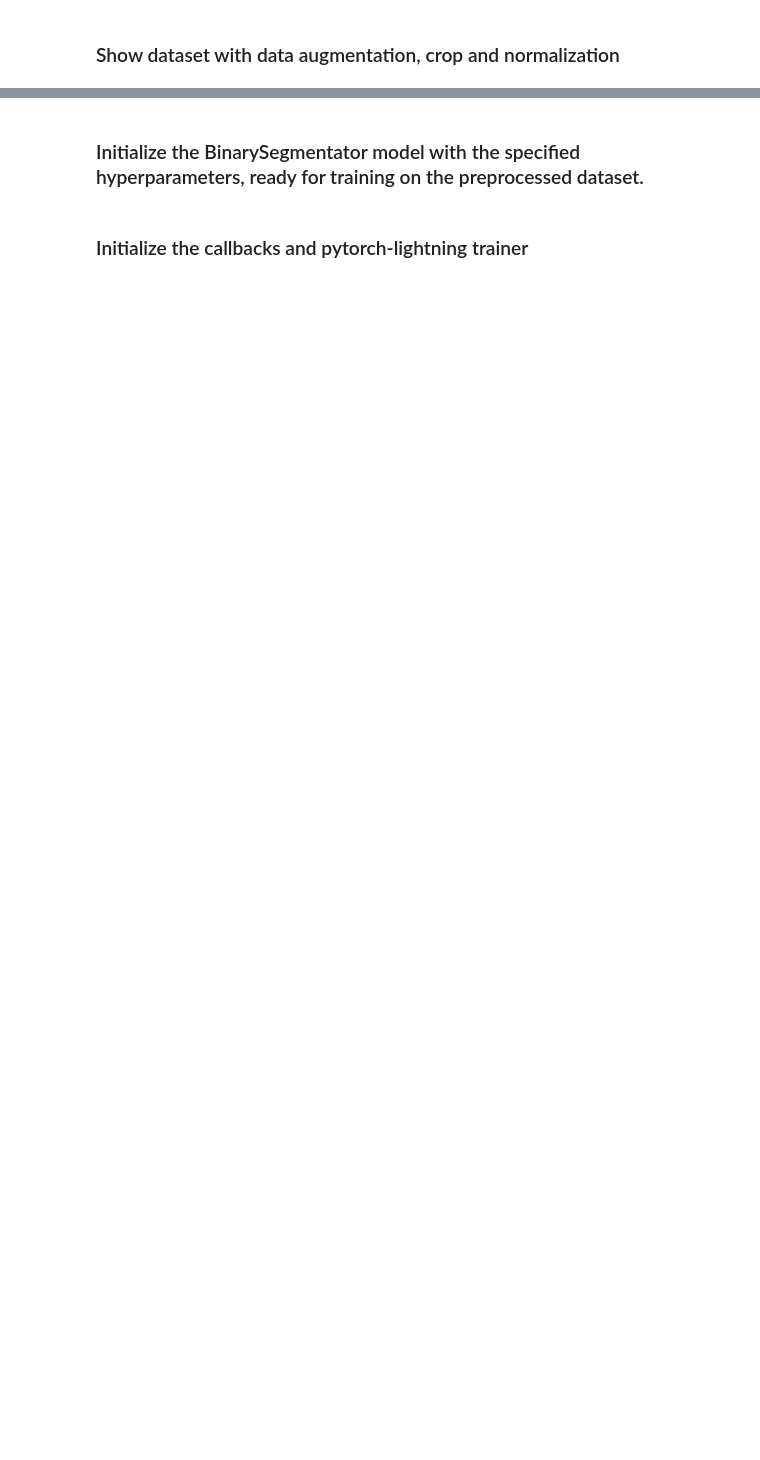
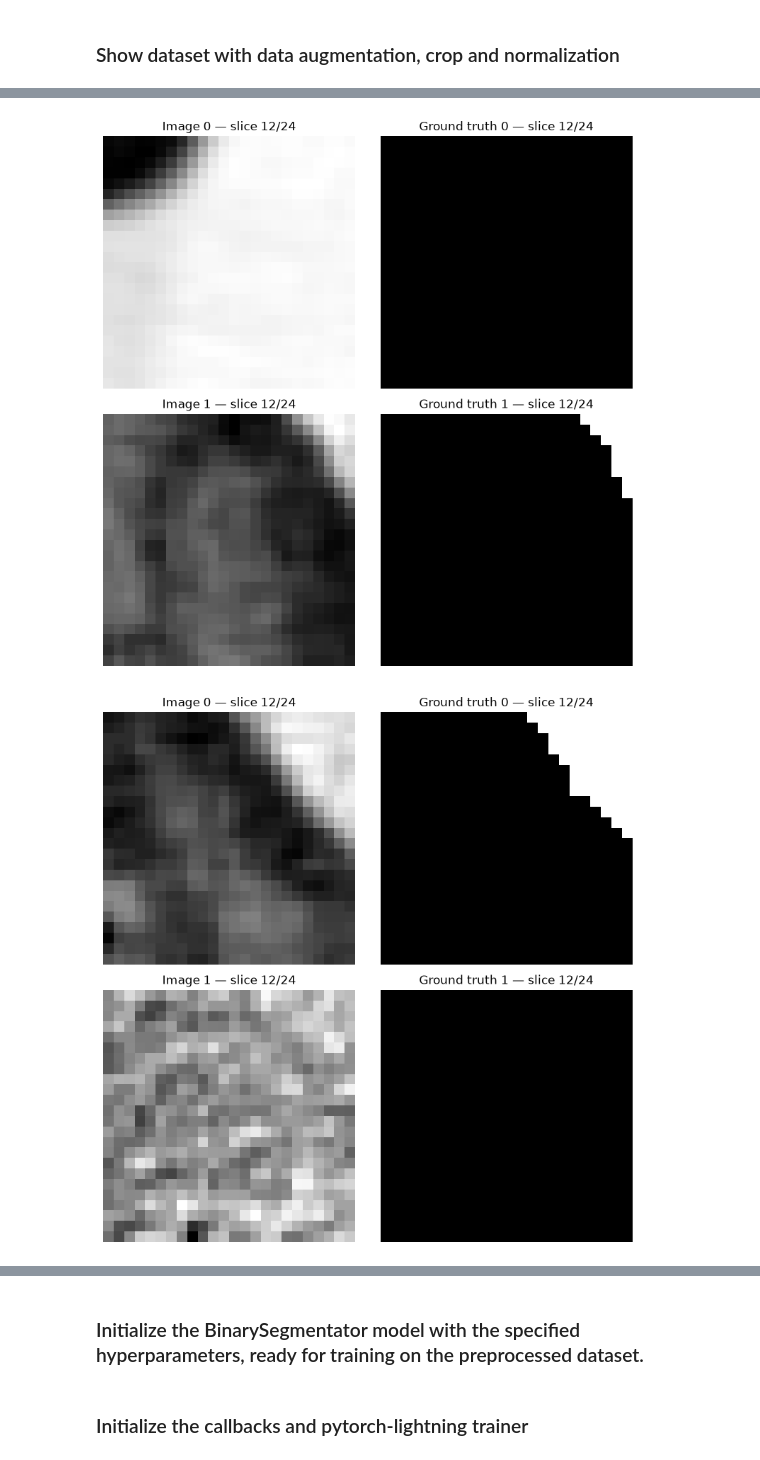
Before and after one commit to oscarmorand/EVAPORE, a Jupyter notebook: notebooks/02_pretrain_unet.ipynb, the cells around one changed output, grey strips where cells are left out. Saved outputs shown, nothing was run; the diff lists cells and outputs as text; code cells hidden in the pictures; blank space fills up the shorter version.

```diff
--- a/notebooks/02_pretrain_unet.ipynb
+++ b/notebooks/02_pretrain_unet.ipynb
@@ -137,20 +78,0 @@ dataloader = datamodule.train_dataloader()
-# %%
-for i, batch in enumerate(dataloader):
-    img, gt = batch
-    img = img.squeeze(0).permute(1, 2, 0).numpy()  # (1, C, H, W) -> (H, W, C)
-    gt = gt.squeeze(0).squeeze(0).numpy()  # (1, 1, H, W) -> (H, W)
-    print(f"Image shape: {img.shape}, GT shape: {gt.shape}")
-
-    plt.figure(figsize=(10, 5))
-    plt.subplot(1, 2, 1)
-    plt.title("Image")
-    plt.imshow(img)
-    plt.axis("off")
-    plt.subplot(1, 2, 2)
-    plt.title("Ground Truth")
-    plt.imshow(gt, cmap="gray")
-    plt.axis("off")
-    plt.show()
-
-    if i >= 2:
-        break
@@ -306,31 +130,9 @@ dataloader = datamodule.train_dataloader()
 # %%
 for i, batch in enumerate(dataloader):
-    img, gt = batch
-    bs = img.shape[0]
-    for b in range(bs):
-        crop_img = img[b].permute(1, 2, 0).numpy()  # (bs, C, H, W) -> (H, W, C)
-        crop_gt = gt[b].squeeze().numpy()  # (bs, 1, H, W) -> (H, W)
-        print(f"Image shape: {crop_img.shape}, GT shape: {crop_gt.shape}")
-
-        histogram, bin_edges = np.histogram(crop_img, bins=100)
-
-        plt.figure(figsize=(10, 5))
-        plt.subplot(1, 3, 1)
-        plt.title("Image")
-        plt.imshow(crop_img)
-        plt.axis("off")
-        plt.subplot(1, 3, 2)
-        plt.title("Ground Truth")
-        plt.imshow(crop_gt, cmap="gray")
-        plt.axis("off")
-        plt.subplot(1, 3, 3)
-        plt.title("Pixel Intensity Histogram")
-        plt.plot(bin_edges[:-1], histogram)
-        plt.xlabel("Pixel Intensity")
-        plt.ylabel("Frequency")
-        plt.show()
-
-        if b >= 2:
-            break
-
-    break
+    plot_batch(batch, plot_3d_mode="mid_slice")
+    del batch
+    if i > 0:
+        break
+# %% [output]
+[figure, added]
+[figure, added]
```
Also changed, not shown: parts of 18 cells of this notebook, 22 other files.
